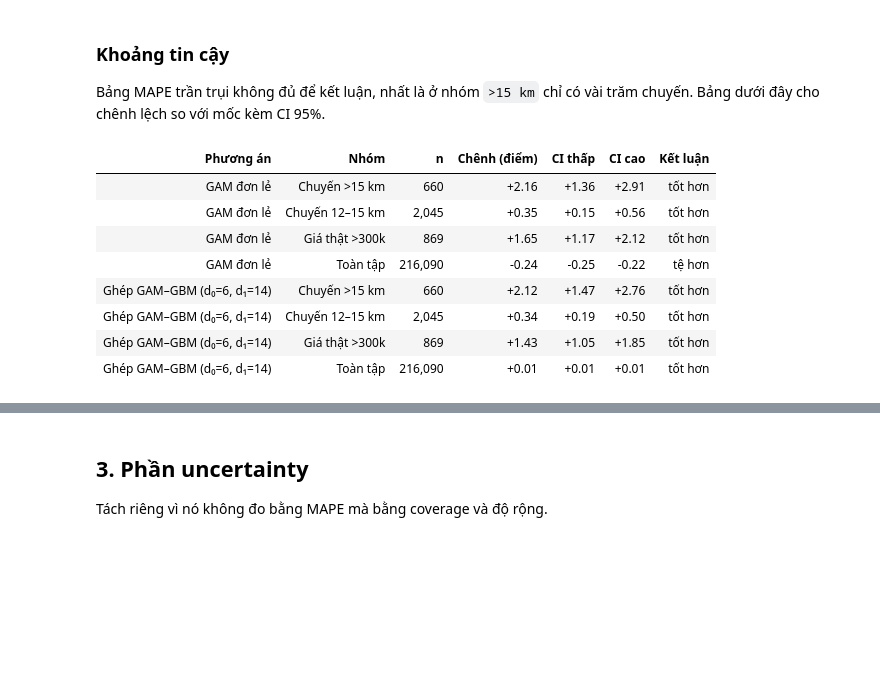
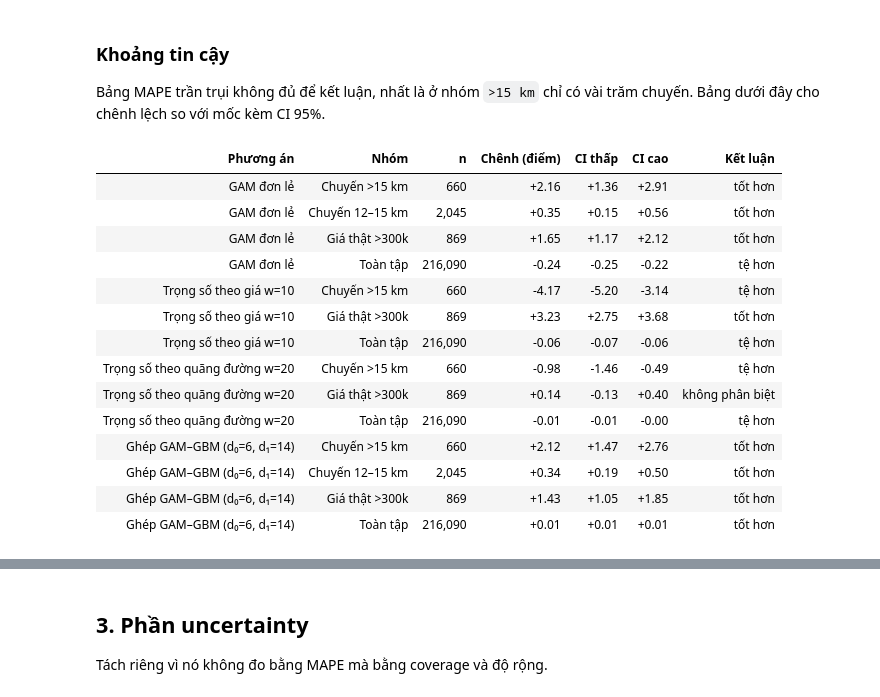
Before and after one commit to Zilexz/research-pricing, a Jupyter notebook: TP_HCM_data/tuan_5/00_TONG_HOP.ipynb, the cells around one changed output, grey strips where cells are left out. Saved outputs shown, nothing was run; the diff lists cells and outputs as text; code cells hidden in the pictures; blank space fills up the shorter version.

```diff
--- a/TP_HCM_data/tuan_5/00_TONG_HOP.ipynb
+++ b/TP_HCM_data/tuan_5/00_TONG_HOP.ipynb
@@ -129,15 +129,33 @@ def doc_json(ten):
     return json.load(open(f, encoding="utf-8"))
 
 print("Kết quả có sẵn:")
-A = doc_json("A_cau_hinh.json")        # 01 trong so
+A  = doc_json("A_cau_hinh.json")       # 01 trong so  — che do NHANH
+W  = doc_json("W_cau_hinh.json")       # HUONG_1      — luoi trong so day du
 B1 = doc_json("B1_ket_luan.json")      # 02 on dinh
 B2 = doc_json("B2_cau_hinh.json")      # 03 ghep
 C1 = doc_json("C1_ket_luan.json")      # 04 mondrian
+
+# ══ Nguon so cho hang "trong so" ═══════════════════════════════════════
+# HUONG_1 chay che do day du (48 luot train) nhung chi luu BANG, khong luu mang
+# du doan. Nguoc lai 01_TRONG_SO luu mang du doan nhung chay che do NHANH.
+# => uu tien bang day du; chi lui ve A_pred_tot.npy khi thieu bang.
+f_wkm, f_wgia, f_wchinh = (KQ / "W_bang_theo_km.csv", KQ / "W_bang_theo_gia.csv",
+                           KQ / "W_bang_chinh.csv")
+DUNG_W = (W is not None and not W.get("nhanh", True)
+          and all(f.exists() for f in (f_wkm, f_wgia, f_wchinh)))
+if DUNG_W:
+    WKM    = pd.read_csv(f_wkm)
+    WGIA   = pd.read_csv(f_wgia)
+    WCHINH = pd.read_csv(f_wchinh)
+    print(f"  → hàng trọng số lấy từ HUONG_1 — chế độ đầy đủ, "
+          f"{len(W['cach_gan'])} cách gán × {len(W['trong_so'])} mức trọng số")
 
 f_pred = KQ / "A_pred_tot.npy"
 PRED_A = np.load(f_pred) if f_pred.exists() else None
 if PRED_A is not None and len(PRED_A) != len(D):
     print(f"  ⚠ A_pred_tot.npy có {len(PRED_A):,} dòng, D có {len(D):,} — bỏ qua")
     PRED_A = None
+if DUNG_W and PRED_A is not None:
+    print("  → bỏ qua A_pred_tot.npy (chế độ nhanh) vì đã có bảng đầy đủ")
 # %% [output]
 Kết quả có sẵn:
@@ -194,38 +236,66 @@ D4.style.format({**{c: "{:.2%}" for c in COT_MAPE}, "Δ toàn tập": "{:+.3f}"}
 Bảng MAPE trần trụi không đủ để kết luận, nhất là ở nhóm `>15 km` chỉ có vài trăm chuyến. Bảng dưới
 đây cho chênh lệch so với mốc kèm CI 95%.
 # %%
+def ket_luan(lo, hi):
+    return "tốt hơn" if lo > 0 else "tệ hơn" if hi < 0 else "không phân biệt"
+
+N_NHOM = {nhan: len(D[D[cn].astype(str) == g]) for cn, g, nhan in NHOM_D4}
+N_NHOM["Toàn tập"] = len(D)
+
+# Cot CI tuong ung trong W_bang_chinh.csv — HUONG_1 da bootstrap san.
+COT_W = [("Chuyến >15 km",  "Δ >15 km",   "CI thấp (km)",    "CI cao (km)"),
+         ("Giá thật >300k", "Δ >300k",    "CI thấp (300k)",  "CI cao (300k)"),
+         ("Toàn tập",       "Δ toàn tập", "CI thấp (chung)", "CI cao (chung)")]
+
 hang = []
 for _, r in D4.iterrows():
-    if r["Phương án"].startswith("Hybrid"):
+    ten = r["Phương án"]
+    if ten.startswith("Hybrid"):
         continue
-    if r["Phương án"].startswith("GAM"):
+
+    if ten.startswith("Trọng số") and DUNG_W:
+        # Khong co mang du doan cho che do day du -> dung CI da bootstrap san.
+        # Nhom 12–15 km khong co trong W_bang_chinh nen vang mat o bang nay.
+        cach, w, _ = next(x for x in PA_W if x[2] == ten)
+        s = WCHINH[(WCHINH["Cách gán"] == cach) & (WCHINH.w == w)].iloc[0]
+        for nhan, c_d, c_lo, c_hi in COT_W:
+            hang.append({"Phương án": ten, "Nhóm": nhan, "n": N_NHOM[nhan],
+                         "Chênh (điểm)": s[c_d], "CI thấp": s[c_lo], "CI cao": s[c_hi],
+                         "Kết luận": ket_luan(s[c_lo], s[c_hi])})
+        continue
+
+    if ten.startswith("GAM"):
         pred = D.gam.values
-    elif r["Phương án"].startswith("Trọng số"):
+    elif ten.startswith("Trọng số"):
         pred = PRED_A
     else:
-        a = np.clip((D.km.values - B2["d0"]) / max(B2["d1"] - B2["d0"], 1e-9), 0, 1) * B2["amax"]
-        pred = (1 - a) * D.hybrid.values + a * D.gam.values
+        pred = pred_ghep
     for cn, g, nhan in NHOM_D4:
         s = D[D[cn].astype(str) == g]
         m, lo, hi = boot_hieu(s.hybrid.values, pred[s.index.values], s.y.values)
-        hang.append({"Phương án": r["Phương án"], "Nhóm": nhan, "n": len(s),
+        hang.append({"Phương án": ten, "Nhóm": nhan, "n": len(s),
                      "Chênh (điểm)": m*100, "CI thấp": lo*100, "CI cao": hi*100,
-                     "Kết luận": "tốt hơn" if lo > 0 else
-                                 "tệ hơn" if hi < 0 else "không phân biệt"})
+                     "Kết luận": ket_luan(lo, hi)})
     m, lo, hi = boot_hieu(D.hybrid.values, pred, D.y.values)
-    hang.append({"Phương án": r["Phương án"], "Nhóm": "Toàn tập", "n": len(D),
+    hang.append({"Phương án": ten, "Nhóm": "Toàn tập", "n": len(D),
                  "Chênh (điểm)": m*100, "CI thấp": lo*100, "CI cao": hi*100,
-                 "Kết luận": "tốt hơn" if lo > 0 else
-                             "tệ hơn" if hi < 0 else "không phân biệt"})
+                 "Kết luận": ket_luan(lo, hi)})
+
 CI = pd.DataFrame(hang)
 CI.style.format({"Chênh (điểm)": "{:+.2f}", "CI thấp": "{:+.2f}",
                  "CI cao": "{:+.2f}", "n": "{:,}"}).hide(axis="index")
 # %% [output]
 | Phương án | Nhóm | n | Chênh (điểm) | CI thấp | CI cao | Kết luận |
 | GAM đơn lẻ | Chuyến >15 km | 660 | +2.16 | +1.36 | +2.91 | tốt hơn |
 | GAM đơn lẻ | Chuyến 12–15 km | 2,045 | +0.35 | +0.15 | +0.56 | tốt hơn |
 | GAM đơn lẻ | Giá thật >300k | 869 | +1.65 | +1.17 | +2.12 | tốt hơn |
 | GAM đơn lẻ | Toàn tập | 216,090 | -0.24 | -0.25 | -0.22 | tệ hơn |
+| Trọng số theo giá w=10 | Chuyến >15 km | 660 | -4.17 | -5.20 | -3.14 | tệ hơn |
+| Trọng số theo giá w=10 | Giá thật >300k | 869 | +3.23 | +2.75 | +3.68 | tốt hơn |
+| Trọng số theo giá w=10 | Toàn tập | 216,090 | -0.06 | -0.07 | -0.06 | tệ hơn |
+| Trọng số theo quãng đường w=20 | Chuyến >15 km | 660 | -0.98 | -1.46 | -0.49 | tệ hơn |
+| Trọng số theo quãng đường w=20 | Giá thật >300k | 869 | +0.14 | -0.13 | +0.40 | không phân biệt |
+| Trọng số theo quãng đường w=20 | Toàn tập | 216,090 | -0.01 | -0.01 | -0.00 | tệ hơn |
 | Ghép GAM–GBM (d₀=6, d₁=14) | Chuyến >15 km | 660 | +2.12 | +1.47 | +2.76 | tốt hơn |
 | Ghép GAM–GBM (d₀=6, d₁=14) | Chuyến 12–15 km | 2,045 | +0.34 | +0.19 | +0.50 | tốt hơn |
 | Ghép GAM–GBM (d₀=6, d₁=14) | Giá thật >300k | 869 | +1.43 | +1.05 | +1.85 | tốt hơn |
```
Also changed, not shown: parts of 4 cells of this notebook, 3 other files.
